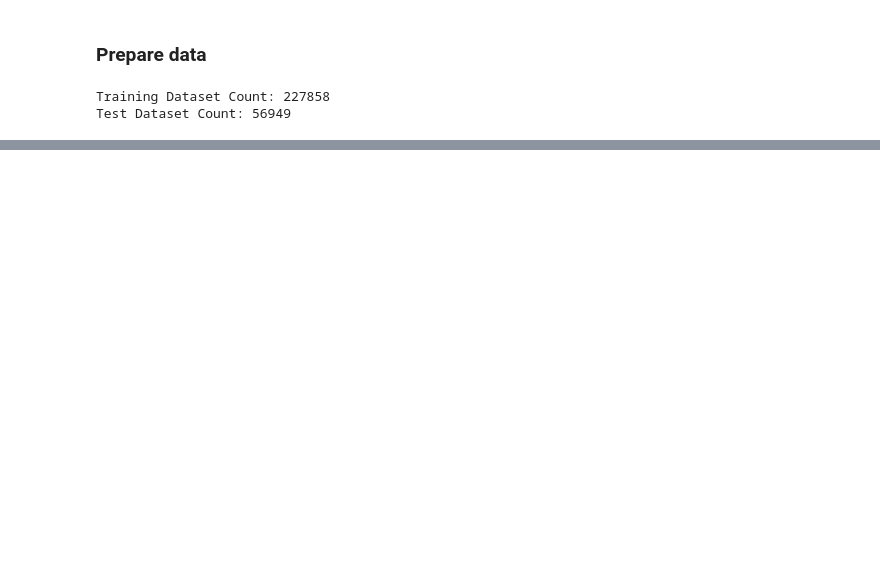
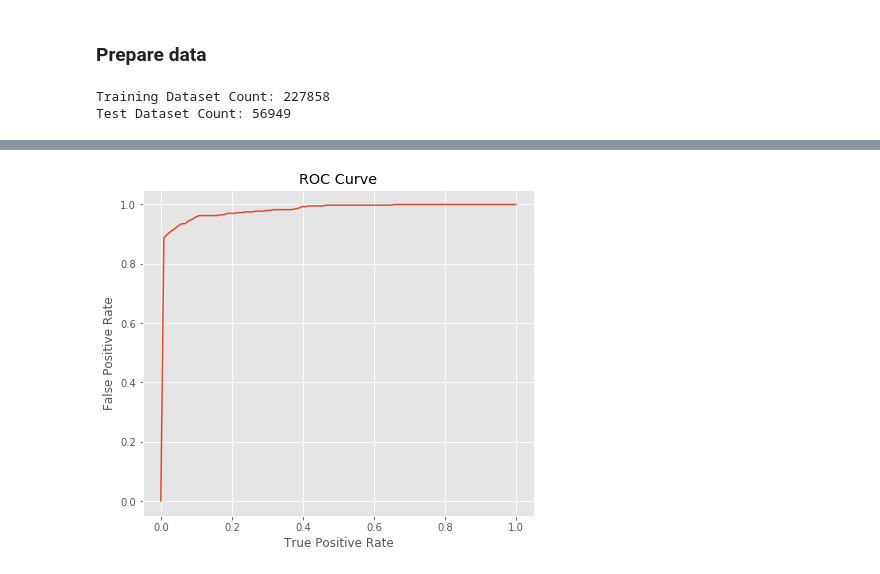
Before and after one commit to semmekaandorp/BigData, a Jupyter notebook: BD_CC_Fraud.ipynb, the cells around one changed output, grey strips where cells are left out. Cells and saved outputs as stored; diff of their text form; code cells hidden in the pictures; blank space fills up the shorter version.

```diff
--- a/BD_CC_Fraud.ipynb
+++ b/BD_CC_Fraud.ipynb
@@ -467,3 +326,14 @@ lr_predictions.show(3)
 |[-23.237920244511...|    1|[-2.0502865712633...|[0.11402342805069...|       1.0|
 +--------------------+-----+--------------------+--------------------+----------+
 only showing top 3 rows
+# %%
+Summary = lrModel.summary
+roc = Summary.roc.toPandas()
+plt.figure(figsize=(7,6))
+plt.plot(roc['FPR'],roc['TPR'])
+plt.ylabel('False Positive Rate')
+plt.xlabel('True Positive Rate')
+plt.title('ROC Curve')
+plt.show()
+# %% [output]
+[figure, added]
```
Also changed, not shown: parts of 58 cells of this notebook.
